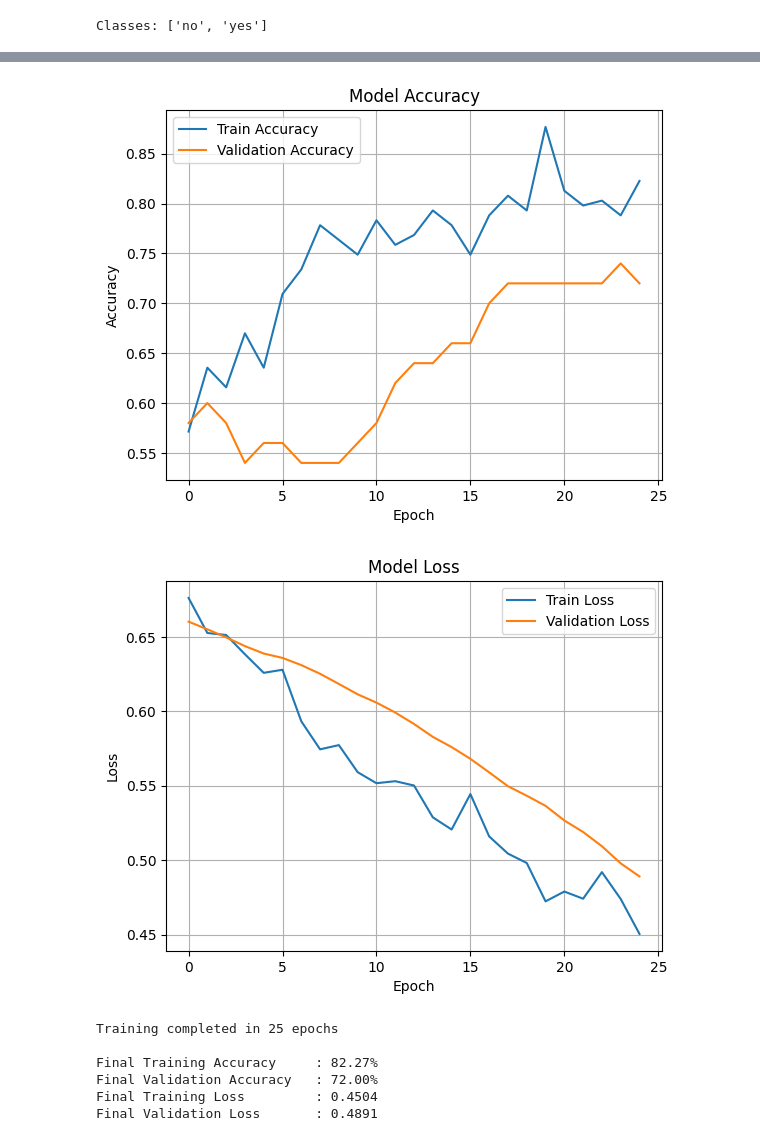
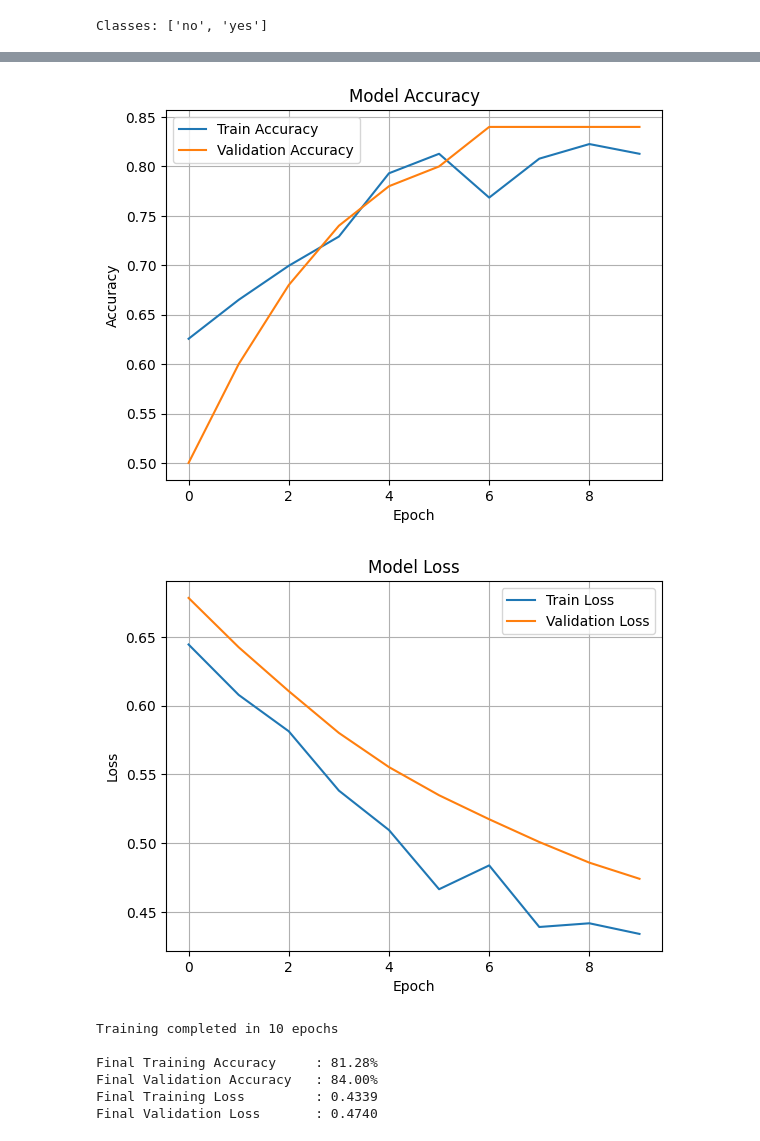
Before and after one commit to srivardhan-kondu/Explainable-Brain-Tumor-Detection-model-using-Masked-Autoencoders-and-Grad-CAM, a Jupyter notebook: Explainable_Brain_Tumor_Detection_model_using_Masked_Autoencoders_and_Grad_CAM.ipynb, the cells around one changed output, grey strips where cells are left out. Cells and saved outputs as stored; diff of their text form; code cells hidden in the pictures.

Commit message:
training accuracy : 81.28%

```diff
--- a/Explainable_Brain_Tumor_Detection_model_using_Masked_Autoencoders_and_Grad_CAM.ipynb
+++ b/Explainable_Brain_Tumor_Detection_model_using_Masked_Autoencoders_and_Grad_CAM.ipynb
@@ -77,23 +81,24 @@ base_model.trainable = True
 inputs = Input(shape=(224, 224, 3))
 x = data_augmentation(inputs)
 x = preprocess_input(x)
-x = base_model(x, training=True)
+x = base_model(x, training=False)
+x = layers.BatchNormalization()(x)
 x = layers.GlobalAveragePooling2D()(x)
-x = layers.Dropout(0.2)(x)
+x = layers.Dense(128, activation='relu')(x)
+x = layers.Dropout(0.3)(x)
 outputs = layers.Dense(1, activation='sigmoid')(x)
-
 model = models.Model(inputs, outputs)
 # %%
 model.compile(
-    optimizer=tf.keras.optimizers.Adam(learning_rate=1e-5),
+    optimizer=tf.keras.optimizers.Adam(1e-4),
     loss='binary_crossentropy',
     metrics=['accuracy']
 )
 # %%
 from tensorflow.keras.callbacks import EarlyStopping, ReduceLROnPlateau
 
-early_stop = EarlyStopping(monitor='val_loss', patience=3, restore_best_weights=True)
-lr_schedule = ReduceLROnPlateau(monitor='val_loss', factor=0.5, patience=2, verbose=1)
+early_stop = EarlyStopping(patience=5, monitor='val_loss', restore_best_weights=True)
+lr_scheduler = ReduceLROnPlateau(monitor='val_loss', factor=0.3, patience=2, verbose=1)
 # %%
 model.summary()
 # %% [output]
@@ -120,8 +126,8 @@ Model: "functional_5"
 # %%
-history = model.fit(
+fine_tune_history = model.fit(
     train_ds,
     validation_data=val_ds,
-    epochs=25,
-    callbacks=[early_stop, lr_schedule]
+    epochs=10,
+    callbacks=[early_stop, lr_scheduler]
 )
 # %% [output]
@@ -147,18 +157,17 @@ import matplotlib.pyplot as plt
 # %%
-
-plt.plot(history.history['accuracy'], label='Train Accuracy')
-plt.plot(history.history['val_accuracy'], label='Validation Accuracy')
+plt.plot(fine_tune_history.history['accuracy'], label='Train Accuracy')
+plt.plot(fine_tune_history.history['val_accuracy'], label='Validation Accuracy')
 plt.title('Model Accuracy')
 plt.xlabel('Epoch')
 plt.ylabel('Accuracy')
 plt.legend()
 plt.grid(True)
 plt.show()
 # %% [output]
-[figure, old version]
+[figure, new version]
 # %%
-plt.plot(history.history['loss'], label='Train Loss')
-plt.plot(history.history['val_loss'], label='Validation Loss')
+plt.plot(fine_tune_history.history['loss'], label='Train Loss')
+plt.plot(fine_tune_history.history['val_loss'], label='Validation Loss')
 plt.title('Model Loss')
 plt.xlabel('Epoch')
 plt.ylabel('Loss')
@@ -166,21 +175,21 @@ plt.legend()
 plt.grid(True)
 plt.show()
 # %% [output]
-[figure, old version]
+[figure, new version]
 # %%
-epochs_ran = len(history.history['accuracy'])
+epochs_ran = len(fine_tune_history.history['accuracy'])
 
 print(f"Training completed in {epochs_ran} epochs\n")
 
-print(f"Final Training Accuracy     : {history.history['accuracy'][-1]*100:.2f}%")
-print(f"Final Validation Accuracy   : {history.history['val_accuracy'][-1]*100:.2f}%")
+print(f"Final Training Accuracy     : {fine_tune_history.history['accuracy'][-1]*100:.2f}%")
+print(f"Final Validation Accuracy   : {fine_tune_history.history['val_accuracy'][-1]*100:.2f}%")
 
-print(f"Final Training Loss         : {history.history['loss'][-1]:.4f}")
-print(f"Final Validation Loss       : {history.history['val_loss'][-1]:.4f}")
+print(f"Final Training Loss         : {fine_tune_history.history['loss'][-1]:.4f}")
+print(f"Final Validation Loss       : {fine_tune_history.history['val_loss'][-1]:.4f}")
 # %% [output]
-Training completed in 25 epochs
+Training completed in 10 epochs
 
-Final Training Accuracy     : 82.27%
-Final Validation Accuracy   : 72.00%
-Final Training Loss         : 0.4504
-Final Validation Loss       : 0.4891
+Final Training Accuracy     : 81.28%
+Final Validation Accuracy   : 84.00%
+Final Training Loss         : 0.4339
+Final Validation Loss       : 0.4740
```
Also changed, not shown: parts of 9 cells of this notebook.
